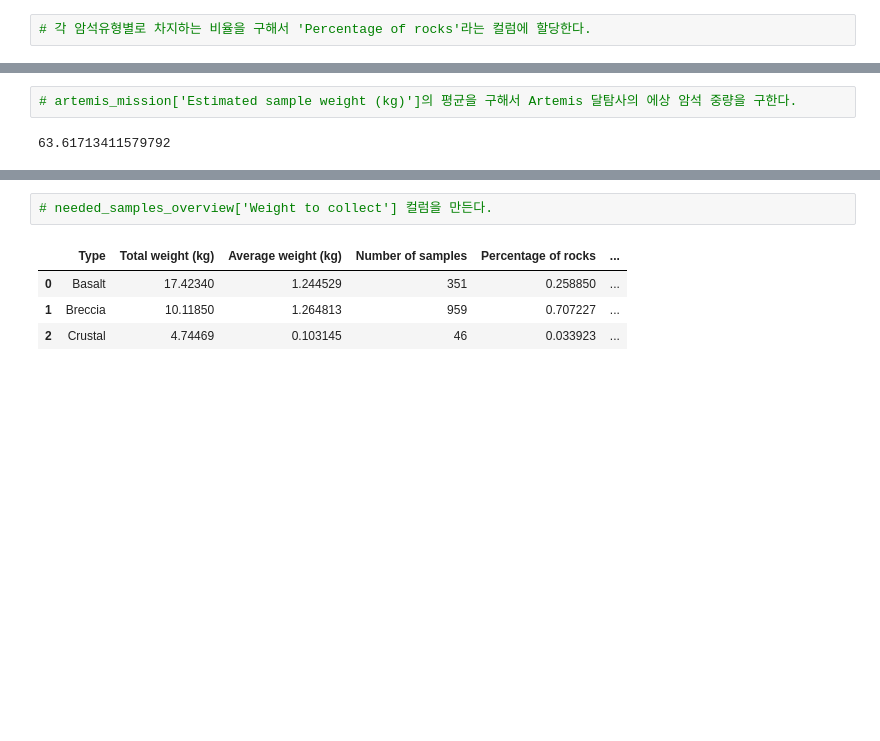
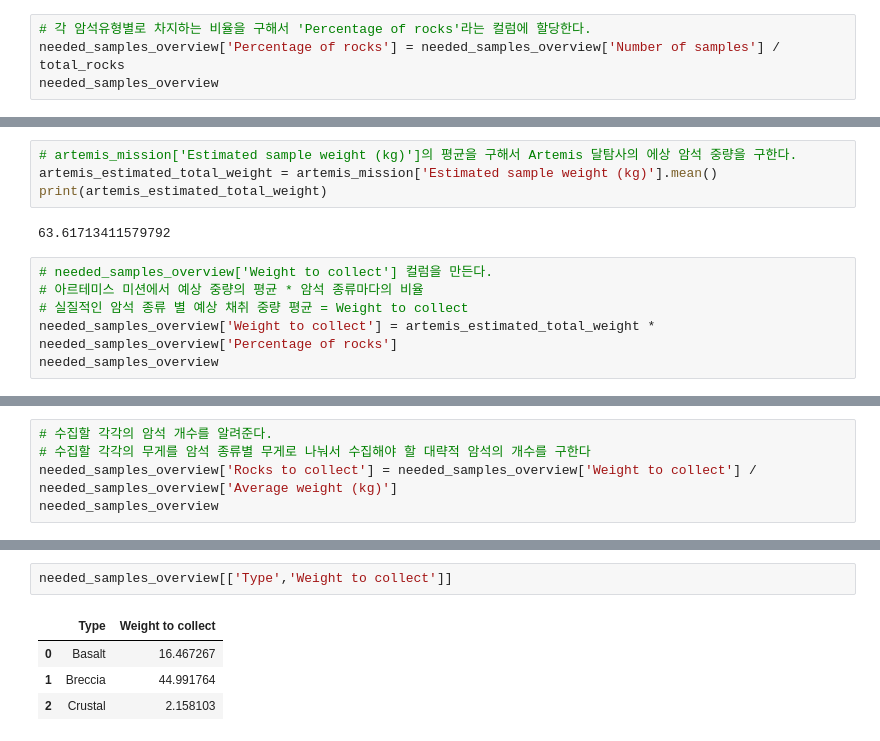
Before and after one commit to jen282/ms-python-practice, a Jupyter notebook: data_analysis/1_달탐사_미션.ipynb, the cells around one changed output, grey strips where cells are left out. Drawn from its saved outputs; the diff is of its cells as text; blank space fills up the shorter version.

```diff
--- a/data_analysis/1_달탐사_미션.ipynb
+++ b/data_analysis/1_달탐사_미션.ipynb
@@ -904,6 +979,8 @@ needed_samples_overview
 1356
 # %%
 # 각 암석유형별로 차지하는 비율을 구해서 'Percentage of rocks'라는 컬럼에 할당한다.
+needed_samples_overview['Percentage of rocks'] = needed_samples_overview['Number of samples'] / total_rocks
+needed_samples_overview
 # %% [output]
 |  | Type | Total weight (kg) | Average weight (kg) | Number of samples | Percentage of rocks |
 | 0 | Basalt | 17.42340 | 1.244529 | 351 | 0.258850 |
@@ -918,5 +995,13 @@ artemis_mission
 | 2 | artemis2 | 26520 | 42955 | 75.549232 | 61.722877 | ... |
 # %%
 # artemis_mission['Estimated sample weight (kg)']의 평균을 구해서 Artemis 달탐사의 에상 암석 중량을 구한다.
+artemis_estimated_total_weight = artemis_mission['Estimated sample weight (kg)'].mean()
+print(artemis_estimated_total_weight)
 # %% [output]
 63.61713411579792
+# %%
+# needed_samples_overview['Weight to collect'] 컬럼을 만든다.
+# 아르테미스 미션에서 예상 중량의 평균 * 암석 종류마다의 비율
+# 실질적인 암석 종류 별 예상 채취 중량 평균 = Weight to collect
+needed_samples_overview['Weight to collect'] = artemis_estimated_total_weight * needed_samples_overview['Percentage of rocks']
+needed_samples_overview
@@ -922,0 +1013,5 @@ artemis_mission
+# %%
+# 수집할 각각의 암석 개수를 알려준다.
+# 수집할 각각의 무게를 암석 종류별 무게로 나눠서 수집해야 할 대략적 암석의 개수를 구한다
+needed_samples_overview['Rocks to collect'] = needed_samples_overview['Weight to collect'] / needed_samples_overview['Average weight (kg)']
+needed_samples_overview
@@ -923,7 +1107,7 @@ artemis_mission
 # %%
-# needed_samples_overview['Weight to collect'] 컬럼을 만든다.
+needed_samples_overview[['Type','Weight to collect']]
 # %% [output]
-|  | Type | Total weight (kg) | Average weight (kg) | Number of samples | Percentage of rocks | ... |
-| 0 | Basalt | 17.42340 | 1.244529 | 351 | 0.258850 | ... |
-| 1 | Breccia | 10.11850 | 1.264813 | 959 | 0.707227 | ... |
-| 2 | Crustal | 4.74469 | 0.103145 | 46 | 0.033923 | ... |
+|  | Type | Weight to collect |
+| 0 | Basalt | 16.467267 |
+| 1 | Breccia | 44.991764 |
+| 2 | Crustal | 2.158103 |
```
Also changed, not shown: parts of 99 cells of this notebook.
